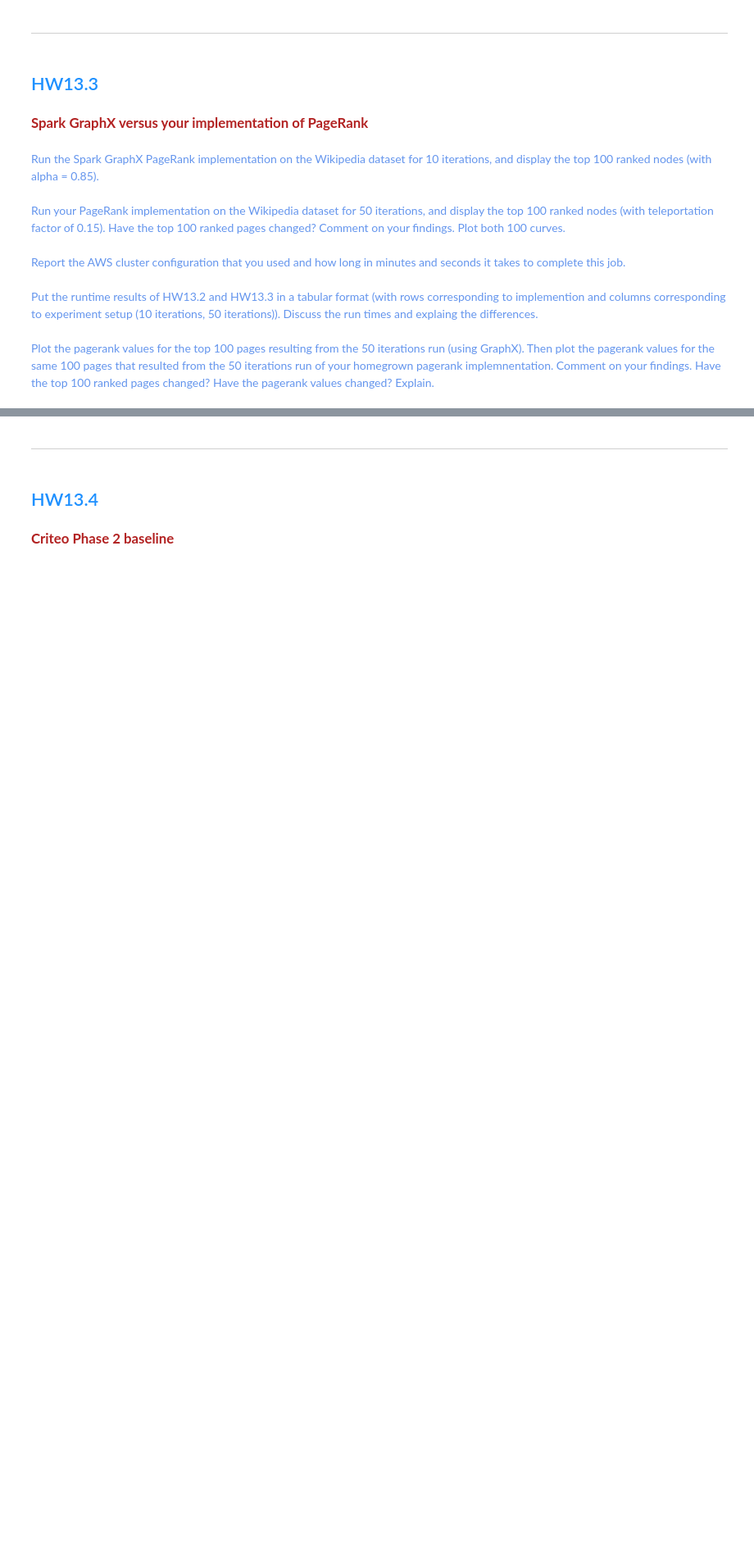
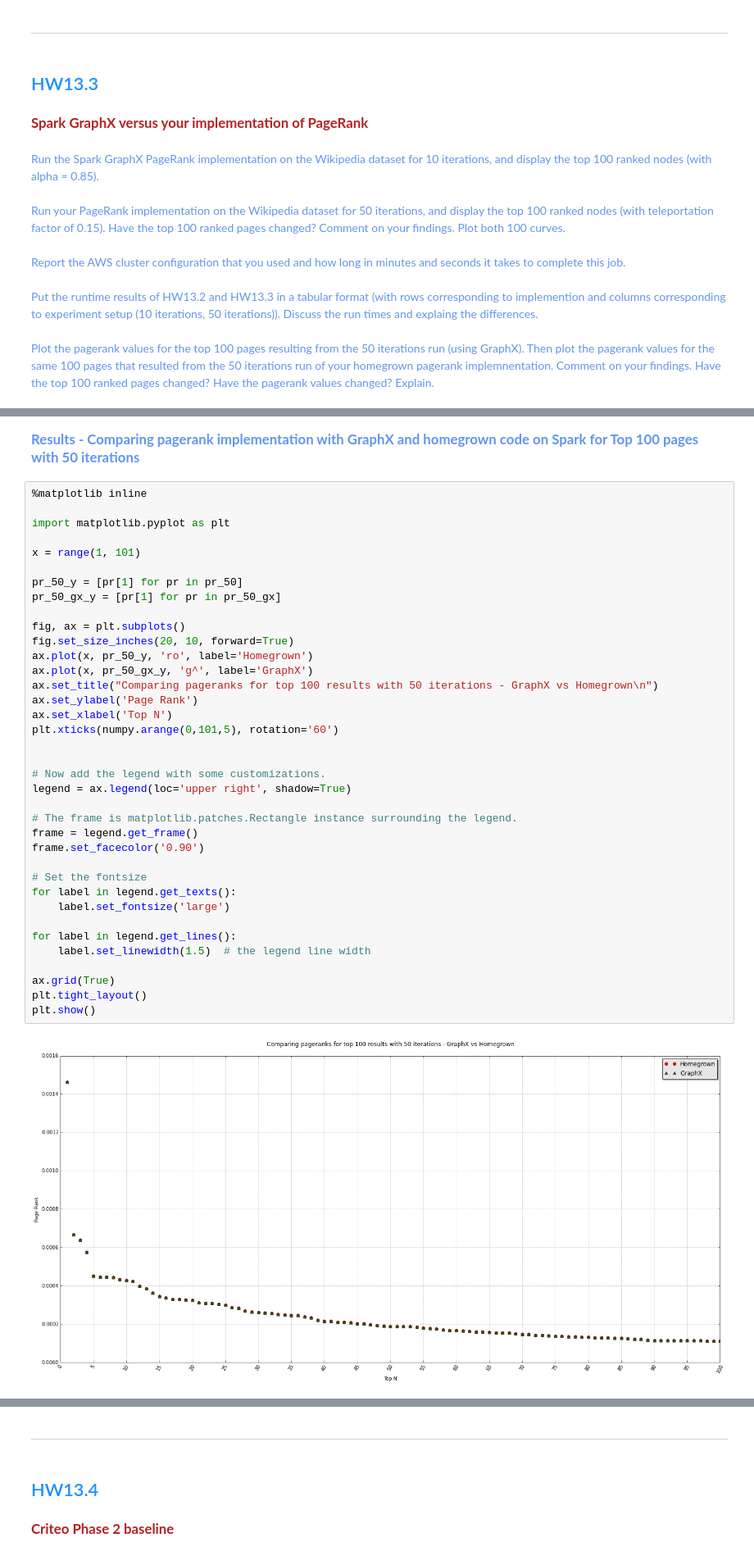
Before and after one commit to RajeshThallam/MIDS-W261-MACHINE-LEARNING-AT-SCALE, a Jupyter notebook: week14/hw13/MIDS-W261-2015-HWK-13-THALLAM.ipynb, the cells around one changed output, grey strips where cells are left out. Shown at 82% size. Cells and saved outputs as stored; diff of their text form; blank space fills up the shorter version.

```diff
--- a/week14/hw13/MIDS-W261-2015-HWK-13-THALLAM.ipynb
+++ b/week14/hw13/MIDS-W261-2015-HWK-13-THALLAM.ipynb
@@ -769,0 +1274,41 @@ sbt package
+# %% [markdown]
+<span style="color:CornflowerBlue; font-size:120%">**Results - Comparing pagerank implementation with GraphX and homegrown code on Spark for Top 100 pages with 50 iterations**</span><br>
+# %%
+%matplotlib inline
+
+import matplotlib.pyplot as plt
+
+x = range(1, 101)
+
+pr_50_y = [pr[1] for pr in pr_50]
+pr_50_gx_y = [pr[1] for pr in pr_50_gx]
+
+fig, ax = plt.subplots()
+fig.set_size_inches(20, 10, forward=True)
+ax.plot(x, pr_50_y, 'ro', label='Homegrown')
+ax.plot(x, pr_50_gx_y, 'g^', label='GraphX')
+ax.set_title("Comparing pageranks for top 100 results with 50 iterations - GraphX vs Homegrown\n")
+ax.set_ylabel('Page Rank')
+ax.set_xlabel('Top N')
+plt.xticks(numpy.arange(0,101,5), rotation='60')
+
+
+# Now add the legend with some customizations.
+legend = ax.legend(loc='upper right', shadow=True)
+
+# The frame is matplotlib.patches.Rectangle instance surrounding the legend.
+frame = legend.get_frame()
+frame.set_facecolor('0.90')
+
+# Set the fontsize
+for label in legend.get_texts():
+    label.set_fontsize('large')
+
+for label in legend.get_lines():
+    label.set_linewidth(1.5)  # the legend line width
+
+ax.grid(True)
+plt.tight_layout()
+plt.show()
+# %% [output]
+[figure, added]
```
Also changed, not shown: parts of 50 cells of this notebook, 55 other files.
